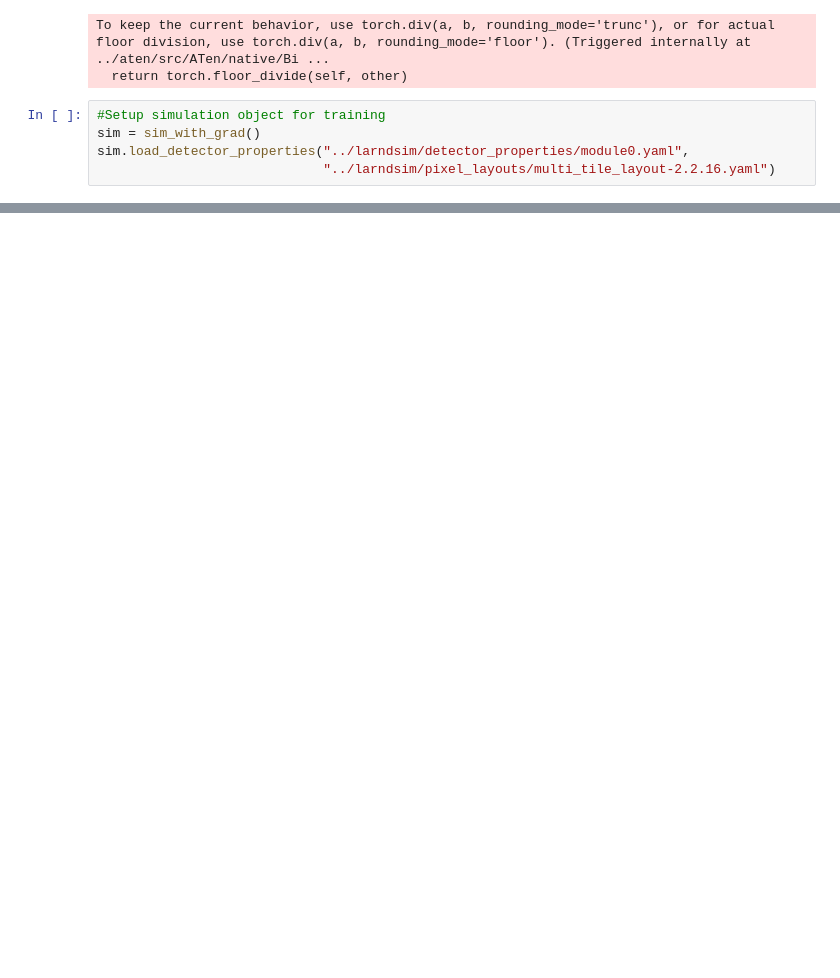
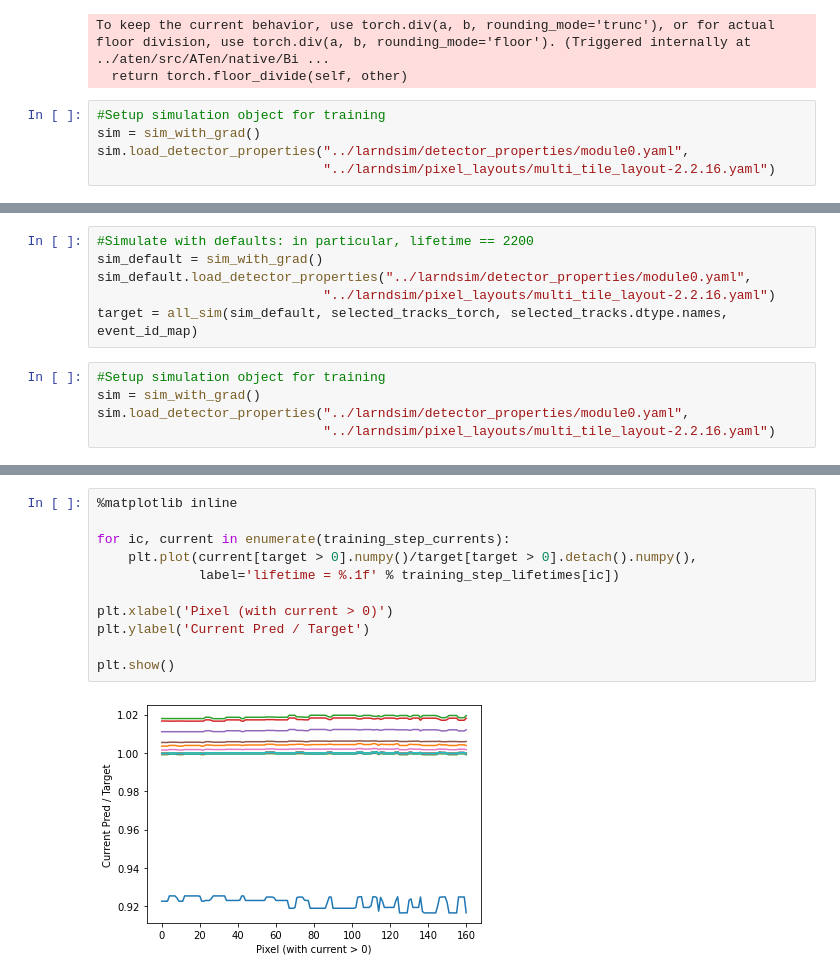
Before and after one commit to ynashed/larnd-sim, a Jupyter notebook: examples/Parameter Fitting.ipynb, the cells around one changed output, grey strips where cells are left out. Saved outputs shown, nothing was run; the diff lists cells and outputs as text; blank space fills up the shorter version.

```diff
--- a/examples/Parameter Fitting.ipynb
+++ b/examples/Parameter Fitting.ipynb
@@ -216,0 +294,11 @@ plt.show()
+# %%
+#Simulate with defaults: in particular, lifetime == 2200
+sim_default = sim_with_grad()
+sim_default.load_detector_properties("../larndsim/detector_properties/module0.yaml",
+                             "../larndsim/pixel_layouts/multi_tile_layout-2.2.16.yaml")
+target = all_sim(sim_default, selected_tracks_torch, selected_tracks.dtype.names, event_id_map)
+# %%
+#Setup simulation object for training
+sim = sim_with_grad()
+sim.load_detector_properties("../larndsim/detector_properties/module0.yaml",
+                             "../larndsim/pixel_layouts/multi_tile_layout-2.2.16.yaml")
@@ -216,0 +359,13 @@ plt.show()
+# %%
+%matplotlib inline
+
+for ic, current in enumerate(training_step_currents):
+    plt.plot(current[target > 0].numpy()/target[target > 0].detach().numpy(),
+             label='lifetime = %.1f' % training_step_lifetimes[ic])
+
+plt.xlabel('Pixel (with current > 0)')
+plt.ylabel('Current Pred / Target')
+
+plt.show()
+# %% [output]
+[figure, added]
```
Also changed, not shown: parts of 14 cells of this notebook.
